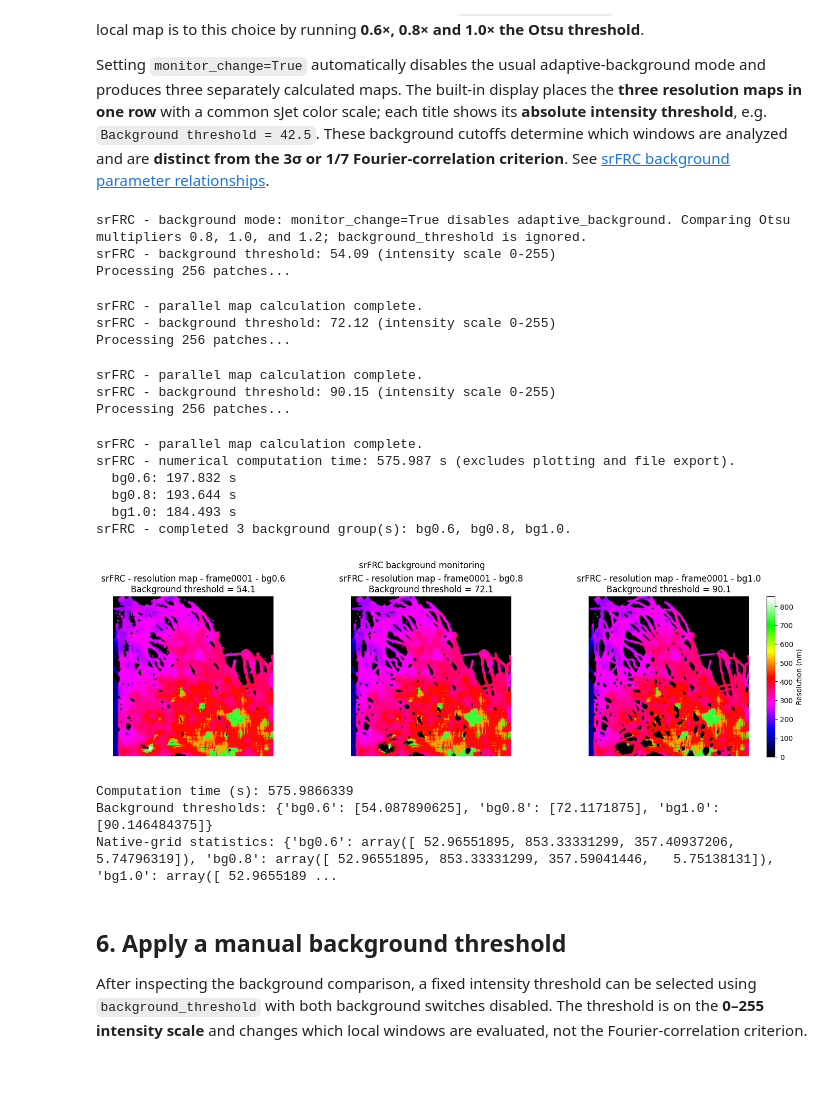
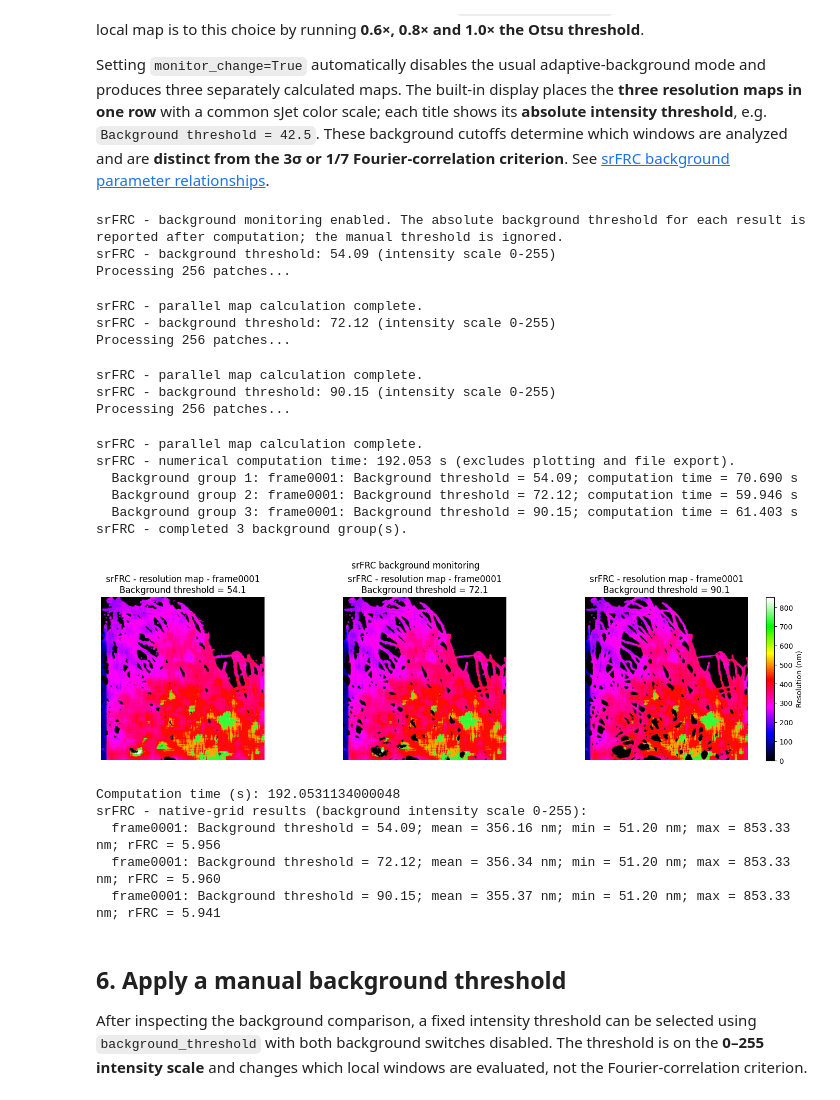
Before and after one commit to SR-Wiki/srFRCpy, a Jupyter notebook: demos/srFRC_demo.ipynb, the cells around one changed output. Drawn from its saved outputs; the diff is of its cells as text; code cells hidden in the pictures; blank space fills up the shorter version.

```diff
--- a/demos/srFRC_demo.ipynb
+++ b/demos/srFRC_demo.ipynb
@@ -119,31 +117,32 @@ Setting `monitor_change=True` automatically disables the usual adaptive-backgrou
 # %%
 if run_background_example:
     monitoring = RollingFourierRingCorrelation(
         pixel_size=other_pixel_size_nm, monitor_change=True)
     monitoring.execute(other_image)
     print('Computation time (s):', monitoring.computation_time_seconds)
-    print('Background thresholds:', monitoring.final_background_thresholds)
-    print('Native-grid statistics:', monitoring.calculate_global())
+    monitoring.print_summary()
 # %% [output]
-srFRC - background mode: monitor_change=True disables adaptive_background. Comparing Otsu multipliers 0.8, 1.0, and 1.2; background_threshold is ignored.
+srFRC - background monitoring enabled. The absolute background threshold for each result is reported after computation; the manual threshold is ignored.
 srFRC - background threshold: 54.09 (intensity scale 0-255)
 Processing 256 patches...
 srFRC - parallel map calculation complete.
 srFRC - background threshold: 72.12 (intensity scale 0-255)
 Processing 256 patches...
 srFRC - parallel map calculation complete.
 srFRC - background threshold: 90.15 (intensity scale 0-255)
 Processing 256 patches...
 srFRC - parallel map calculation complete.
-srFRC - numerical computation time: 575.987 s (excludes plotting and file export).
-  bg0.6: 197.832 s
-  bg0.8: 193.644 s
-  bg1.0: 184.493 s
-srFRC - completed 3 background group(s): bg0.6, bg0.8, bg1.0.
+srFRC - numerical computation time: 192.053 s (excludes plotting and file export).
+  Background group 1: frame0001: Background threshold = 54.09; computation time = 70.690 s
+  Background group 2: frame0001: Background threshold = 72.12; computation time = 59.946 s
+  Background group 3: frame0001: Background threshold = 90.15; computation time = 61.403 s
+srFRC - completed 3 background group(s).
-[figure, old version]
+[figure, new version]
-Computation time (s): 575.9866339
-Background thresholds: {'bg0.6': [54.087890625], 'bg0.8': [72.1171875], 'bg1.0': [90.146484375]}
-Native-grid statistics: {'bg0.6': array([ 52.96551895, 853.33331299, 357.40937206,   5.74796319]), 'bg0.8': array([ 52.96551895, 853.33331299, 357.59041446,   5.75138131]), 'bg1.0': array([ 52.9655189 ...
+Computation time (s): 192.0531134000048
+srFRC - native-grid results (background intensity scale 0-255):
+  frame0001: Background threshold = 54.09; mean = 356.16 nm; min = 51.20 nm; max = 853.33 nm; rFRC = 5.956
+  frame0001: Background threshold = 72.12; mean = 356.34 nm; min = 51.20 nm; max = 853.33 nm; rFRC = 5.960
+  frame0001: Background threshold = 90.15; mean = 355.37 nm; min = 51.20 nm; max = 853.33 nm; rFRC = 5.941
 # %% [markdown]
 ## 6. Apply a manual background threshold
 
```
Also changed, not shown: parts of 3 cells of this notebook, 14 other files.
